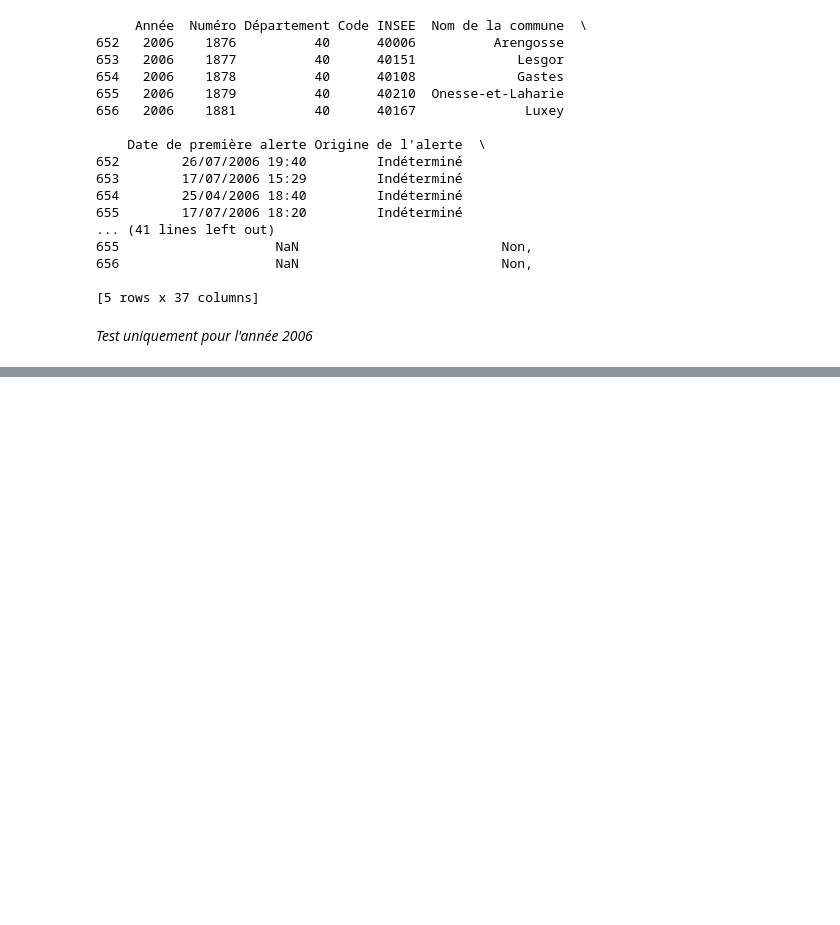
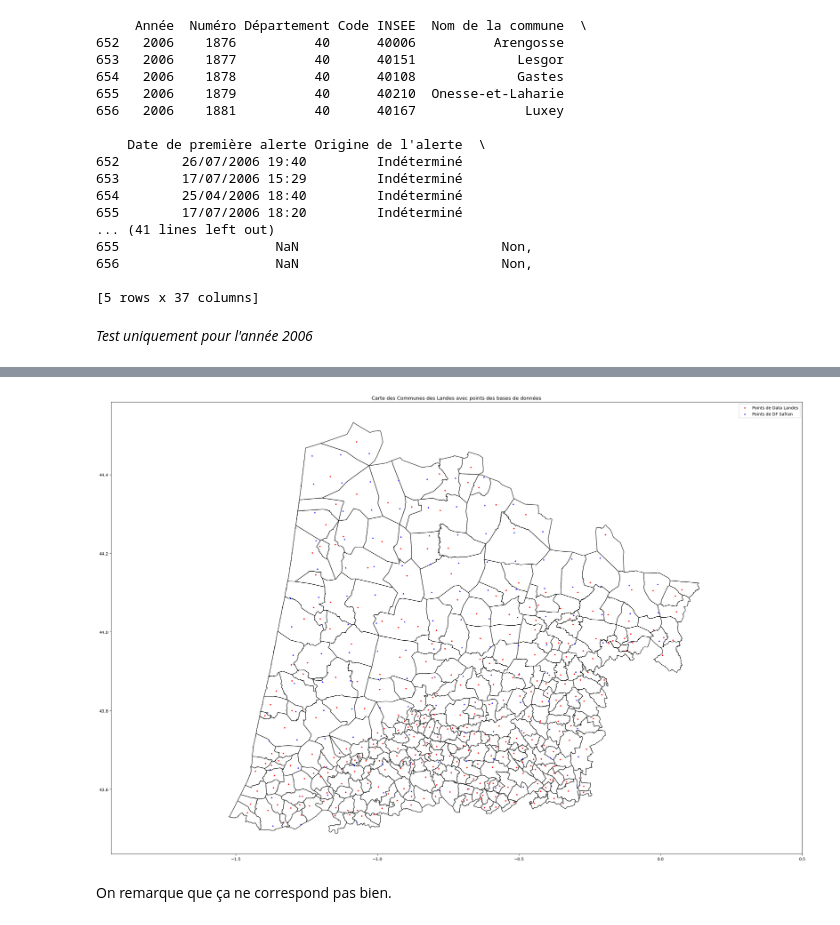
Before and after one commit to jjulietteschneider/Analyse-du-risque-des-feux-de-for-t, a Jupyter notebook: base ifm_communes.ipynb, the cells around one changed output, grey strips where cells are left out. Drawn from its saved outputs; the diff is of its cells as text; code cells hidden in the pictures; blank space fills up the shorter version.

```diff
--- a/base ifm_communes.ipynb
+++ b/base ifm_communes.ipynb
@@ -103,0 +293,25 @@ print(resultat_final)
+# %%
+## 5- zoom sur la partie gauche
+
+# Assurer que toutes les données sont dans le même système de coordonnées
+geo_data_landes = geo_data_landes.set_crs(epsg=4326)  # WGS 84
+geo_df_safran = geo_df_safran.set_crs(epsg=4326)  # WGS 84
+communes_landes = communes_landes.to_crs(epsg=4326)  # Convertir si différent
+
+fig, ax = plt.subplots(figsize=(30, 30))
+communes_landes.plot(ax=ax, color='white', edgecolor='black')
+
+# Ajouter les points de geo_data_landes et geo_df_safran à la carte
+geo_data_landes.plot(ax=ax, marker='o', color='red', markersize=5, label='Points de Data Landes')
+geo_df_safran.plot(ax=ax, marker='^', color='blue', markersize=5, label='Points de DF Safran')
+
+ax.set_xlim(left=None, right=0.5)
+
+plt.title('Carte des Communes des Landes avec points des bases de données')
+plt.legend()
+
+plt.show()
+# %% [output]
+[figure, added]
+# %% [markdown]
+On remarque que ça ne correspond pas bien.
```
Also changed, not shown: parts of 20 cells of this notebook, 1 other file.
